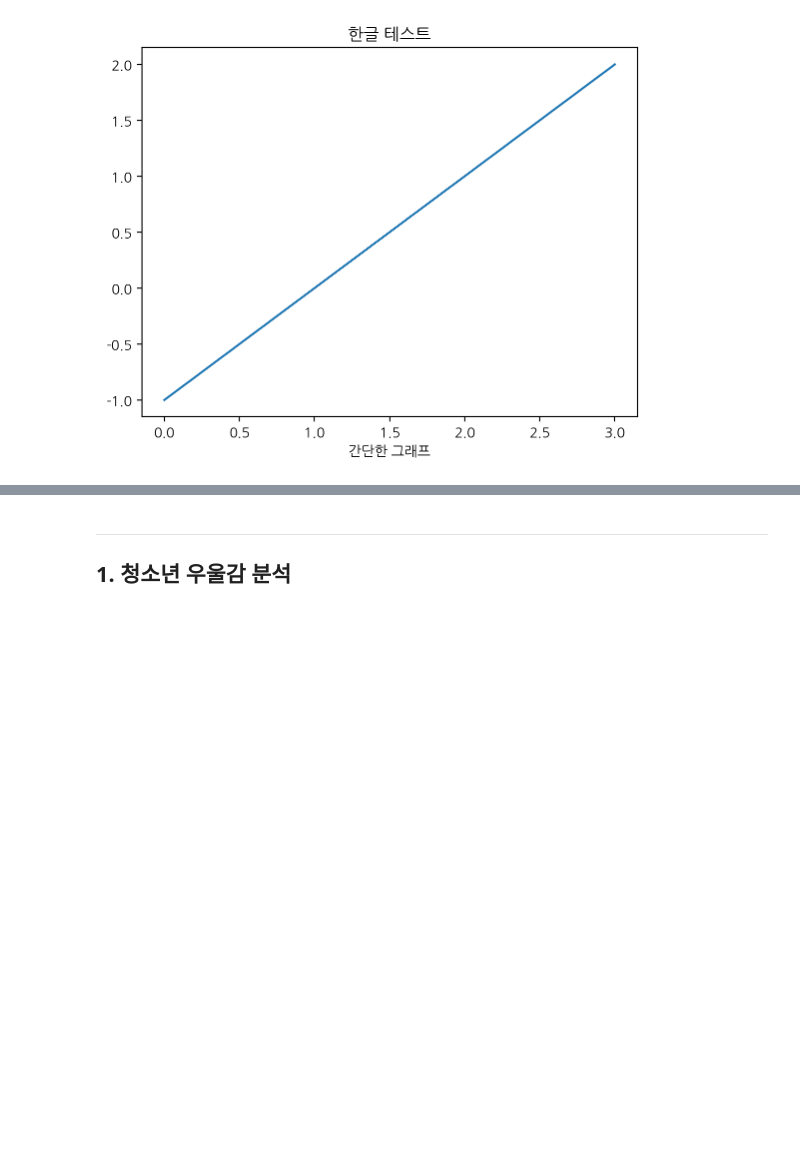
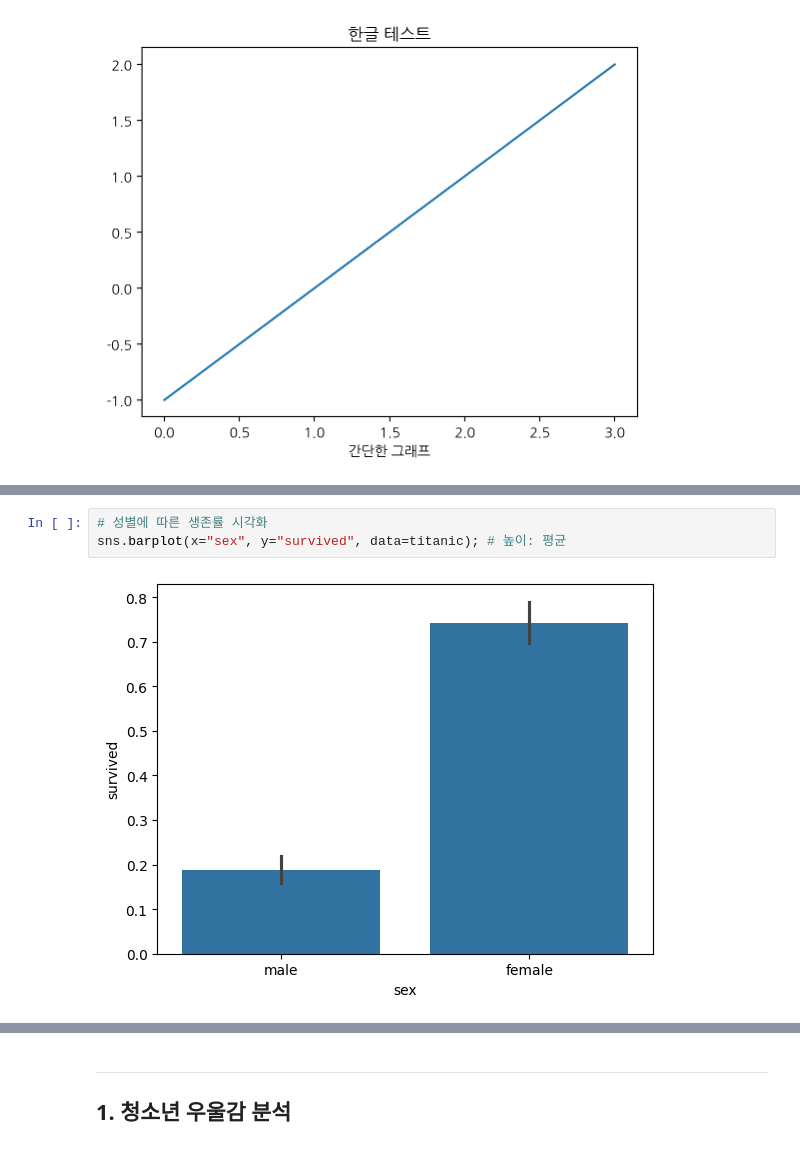
Before and after one commit to thdnjs0730/2024-1-my-BDA, a Jupyter notebook: 데이터분석과제_03조_20231596_최소원_20231596_최소원.ipynb, the cells around one changed output, grey strips where cells are left out. Drawn from its saved outputs; the diff is of its cells as text; blank space fills up the shorter version.

```diff
--- a/데이터분석과제_03조_20231596_최소원_20231596_최소원.ipynb
+++ b/데이터분석과제_03조_20231596_최소원_20231596_최소원.ipynb
@@ -99,0 +155,5 @@ plt.show()
+# %%
+# 성별에 따른 생존률 시각화
+sns.barplot(x="sex", y="survived", data=titanic); # 높이: 평균
+# %% [output]
+[figure, added]
```
Also changed, not shown: parts of 50 cells of this notebook.
